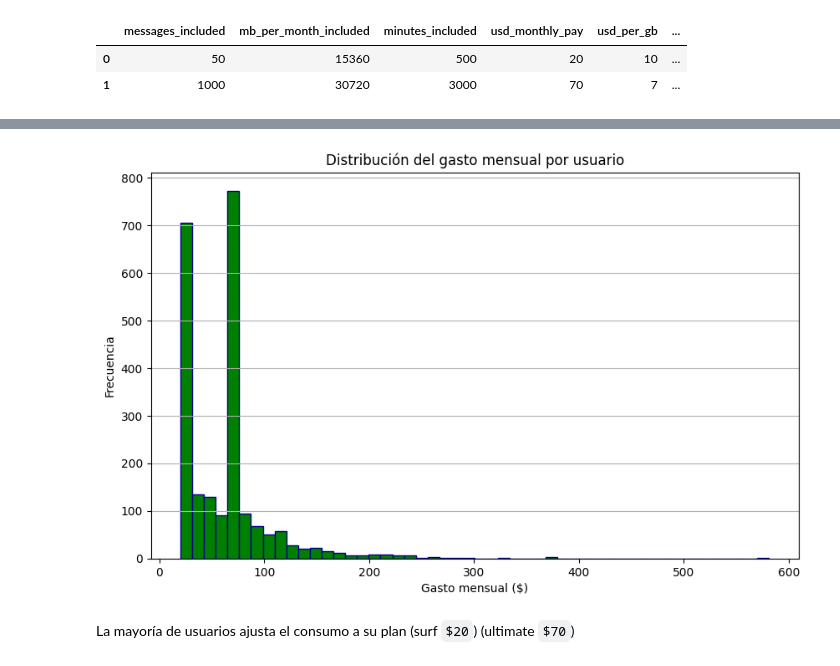
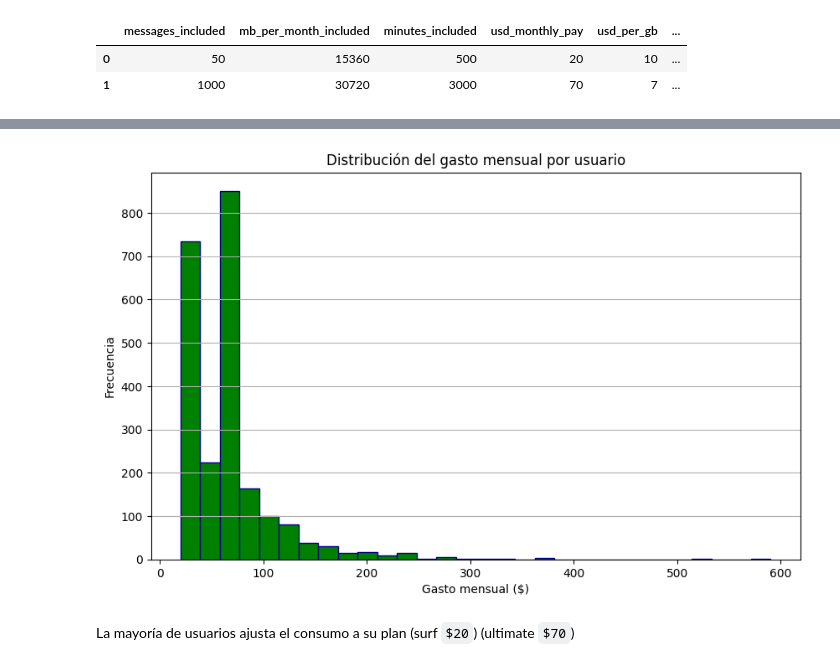
Before and after one commit to javierzmartin/Entorno_VS_JupyterLab, a Jupyter notebook: Tripleten_DS_bootcamp_Javier/Proyectos/Sprint5_Javier_Martinez_ESP.ipynb, the cells around one changed output, grey strips where cells are left out. Cells and saved outputs as stored; diff of their text form; code cells hidden in the pictures.

```diff
--- a/Tripleten_DS_bootcamp_Javier/Proyectos/Sprint5_Javier_Martinez_ESP.ipynb
+++ b/Tripleten_DS_bootcamp_Javier/Proyectos/Sprint5_Javier_Martinez_ESP.ipynb
@@ -483,3 +607,3 @@ calls_per_user_month = calls.groupby(['user_id', 'month']).size().reset_index(na
 # %%
 # Calcula la cantidad de minutos usados por cada usuario al mes. Guarda el resultado.
-minutes_per_user_month = calls.groupby(['user_id','month'])['duration'].sum().reset_index(name = 'minutes_used')
+minutes_per_user_month = calls.groupby(['user_id','month'])['duration_round'].sum().reset_index(name = 'minutes_used')
@@ -492,3 +630,6 @@ messages_per_user_month = messages.groupby(['user_id', 'month']).size().reset_in
 internet['month'] = internet['session_date'].dt.strftime('%B')
 # Calcula el volumen del tráfico de Internet usado por cada usuario al mes. Guarda el resultado.
 internet_per_user_month = internet.groupby(['user_id','month'])['gb_used'].sum().reset_index(name = 'total_gb_month')
+# Se incluye el redondeo de los gb mensuales y se crea una columna altenativa total_gb_month_round
+internet_per_user_month['total_gb_month_round'] = np.ceil(internet_per_user_month['total_gb_month'])
+internet_per_user_month
@@ -498,28 +658,27 @@ internet_per_user_month = internet.groupby(['user_id','month'])['gb_used'].sum()
 # Fusiona los datos de llamadas, minutos, mensajes e Internet con base en user_id y month
 # Empezamos con llamadas
 monthly = calls_per_user_month.copy()
-
 # Añadimos minutos
 monthly = monthly.merge(minutes_per_user_month,
                         on=['user_id', 'month'],
-                        how='left')
+                        how='outer')
 
 # Añadimos SMS
 monthly = monthly.merge(messages_per_user_month,
                         on=['user_id', 'month'],
-                        how='left')
+                        how='outer')
 
 # Añadimos Internet
 monthly = monthly.merge(internet_per_user_month,
                         on=['user_id', 'month'],
-                        how='left')
+                        how='outer')
 
 monthly = monthly.fillna(0)
 
 # Unir con users
 monthly = monthly.merge(users[['user_id', 'plan']],
                         on='user_id',
-                        how='left')
+                        how='outer')
 
 print(monthly)
 # %% [output]
@@ -570,9 +751,9 @@ monthly
 
 # Calculo de forma vectorizada con pandas cada valor por usuario de minutos, mensajes y gb extra
 # con clip() índico el valor limite inferior para la resta en 0 para los casos en los que es cáculo sea un valor negativo
-monthly['extra_min'] = (monthly['minutes_used'] -monthly['minutes_included']).clip(lower = 0)
-monthly['extra_messages'] = (monthly['message_count'] -monthly['messages_included']).clip(lower = 0)
-monthly['extra_gb'] = (monthly['total_gb_month'] -monthly['gb_per_month_included']).clip(lower = 0)
+monthly['extra_min'] = (monthly['minutes_used'] - monthly['minutes_included']).clip(lower = 0)
+monthly['extra_messages'] = (monthly['message_count'] - monthly['messages_included']).clip(lower = 0)
+monthly['extra_gb'] = (monthly['total_gb_month_round'] - monthly['gb_per_month_included']).clip(lower = 0)
 
 # Calculo el consumo por concepto utilizando las columnas asociadas
 
@@ -586,10 +767,10 @@ resumen_gasto = monthly[['user_id','plan','gasto_total_mes']]
 
 print(resumen_gasto.sample(6))
 print()
-print('El caso de menos consumo es:', monthly['gasto_total_mes'].min())
-print('El caso de más consumo es:', monthly['gasto_total_mes'].max())
-print('La media de consumo es:', monthly['gasto_total_mes'].mean())
-print('La mediana de consumo es:', monthly['gasto_total_mes'].median())
-print('La desviación estandar de consumo es:', monthly['gasto_total_mes'].std())
+print('El caso de menos consumo es:','$', round(monthly['gasto_total_mes'].min(),2))
+print('El caso de más consumo es:','$', round(monthly['gasto_total_mes'].max(),2))
+print('La media de consumo es:','$', round(monthly['gasto_total_mes'].mean(),2))
+print('La mediana de consumo es:','$', round(monthly['gasto_total_mes'].median(),2))
+print('La desviación estandar de consumo es:','$', round(monthly['gasto_total_mes'].std(),2))
 # %% [output]
       user_id      plan  gasto_total_mes
@@ -608,14 +810,14 @@ La desviación estandar de consumo es: 43.874902659420464
 # %%
 plt.figure(figsize=(10,6))
-plt.hist(monthly['gasto_total_mes'], color = 'green', bins=50, linewidth = 1, edgecolor='darkblue')
+plt.hist(monthly['gasto_total_mes'], color = 'green', bins=30, linewidth = 1, edgecolor='darkblue')
 plt.title('Distribución del gasto mensual por usuario')
 plt.xlabel('Gasto mensual ($)')
 plt.ylabel('Frecuencia')
 plt.grid(axis='y', alpha = 1)
 
 plt.show()
 # %% [output]
-[figure, old version]
+[figure, new version]
 # %% [markdown]
 La mayoría de usuarios ajusta el consumo a su plan (surf `$20`) (ultimate `$70`)
 # %% [markdown]
```
Also changed, not shown: parts of 131 cells of this notebook.
